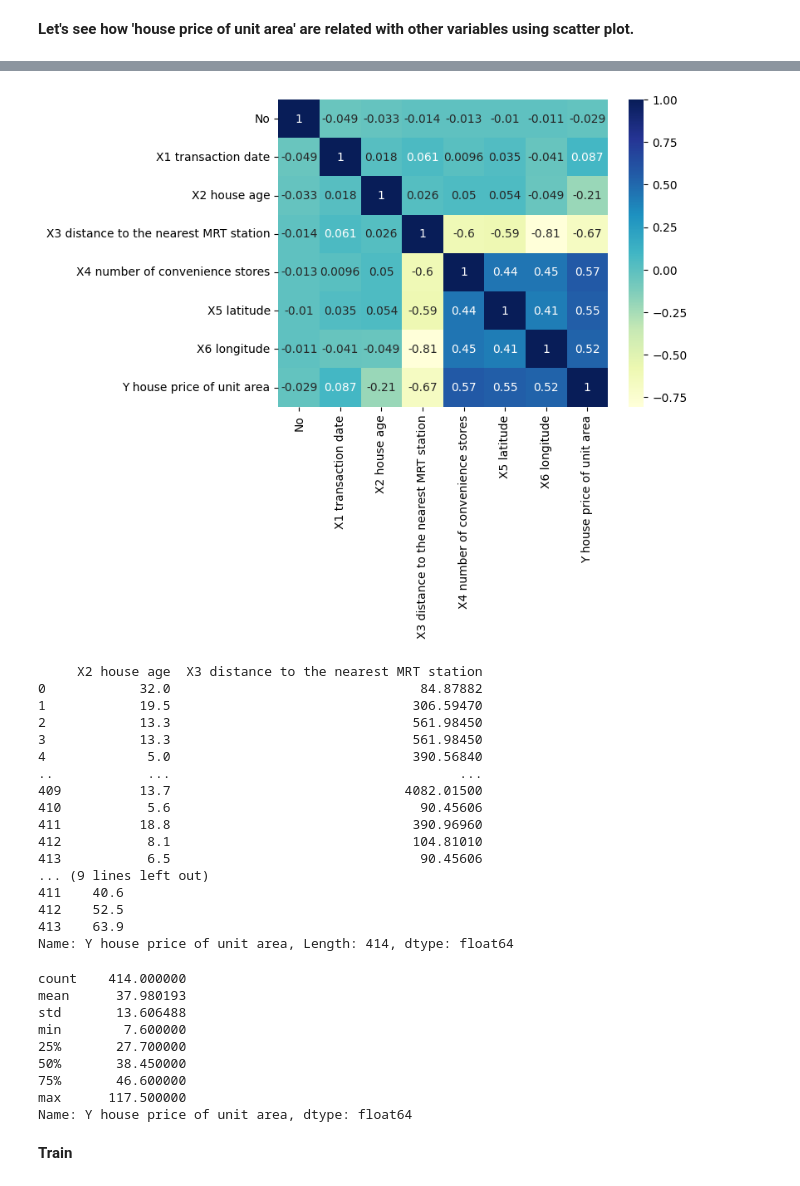
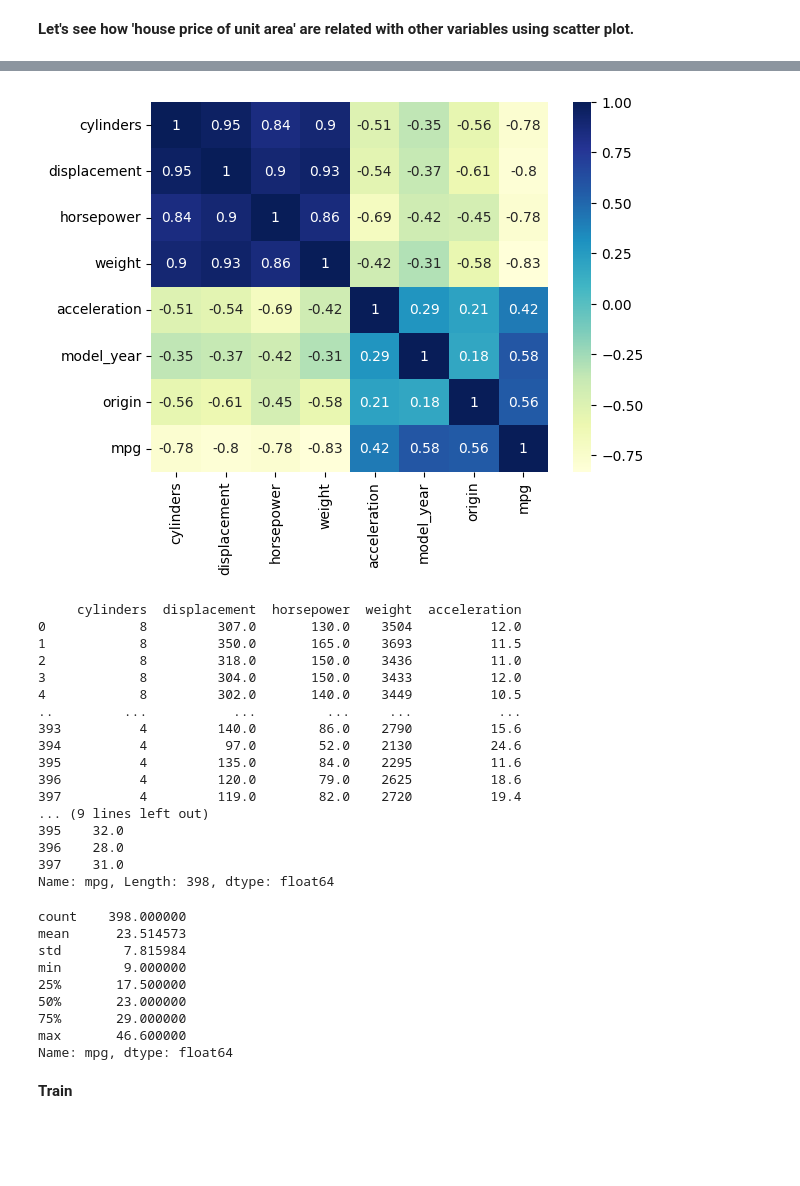
Before and after one commit to Amboyandrey/-LE1_Amboy_NA-, a Jupyter notebook: Amboy_midterm_lab_1.ipynb, the cells around one changed output, grey strips where cells are left out. Cells and saved outputs as stored; diff of their text form; code cells hidden in the pictures; blank space fills up the shorter version.

```diff
--- a/Amboy_midterm_lab_1.ipynb
+++ b/Amboy_midterm_lab_1.ipynb
@@ -49,7 +46,7 @@ import numpy as np
 import matplotlib.pyplot as plt
 import seaborn as sns
 
-real_estate_dataset = pd.read_csv('https://archive.ics.uci.edu/static/public/477/data.csv')
+auto_mpg_dataset = pd.read_csv('https://archive.ics.uci.edu/static/public/9/data.csv')
 
-real_estate_dataset.head(10)
+auto_mpg_dataset.head(10)
 # %% [output]
@@ -82,0 +83,4 @@ dtype: float64
+# %%
+auto_mpg_dataset['horsepower'] = auto_mpg_dataset['horsepower'].interpolate()
+
+print(auto_mpg_dataset.isnull().sum() * 100 / auto_mpg_dataset.shape[0])
@@ -104,11 +122,13 @@ plt.show()
 # %%
-sns.heatmap(real_estate_dataset.corr(), cmap="YlGnBu", annot = True)
+numeric_columns = auto_mpg_dataset.select_dtypes(include='number')
+
+sns.heatmap(numeric_columns.corr(), cmap="YlGnBu", annot=True)
 plt.show()
 # %% [output]
-[figure, old version]
+[figure, new version]
 # %%
-X = real_estate_dataset[['X2 house age', 'X3 distance to the nearest MRT station']]
-y = real_estate_dataset['Y house price of unit area']
+X = auto_mpg_dataset[['cylinders', 'displacement', 'horsepower', 'weight', 'acceleration']]
+y = auto_mpg_dataset['mpg']
 
 print(X, y)
 X.head()
@@ -116,32 +136,32 @@ X.describe()
 y.head()
 y.describe()
 # %% [output]
-     X2 house age  X3 distance to the nearest MRT station
-0            32.0                                84.87882
-1            19.5                               306.59470
-2            13.3                               561.98450
-3            13.3                               561.98450
-4             5.0                               390.56840
-..            ...                                     ...
-409          13.7                              4082.01500
-410           5.6                                90.45606
-411          18.8                               390.96960
-412           8.1                               104.81010
-413           6.5                                90.45606
+     cylinders  displacement  horsepower  weight  acceleration
+0            8         307.0       130.0    3504          12.0
+1            8         350.0       165.0    3693          11.5
+2            8         318.0       150.0    3436          11.0
+3            8         304.0       150.0    3433          12.0
+4            8         302.0       140.0    3449          10.5
+..         ...           ...         ...     ...           ...
+393          4         140.0        86.0    2790          15.6
+394          4          97.0        52.0    2130          24.6
+395          4         135.0        84.0    2295          11.6
+396          4         120.0        79.0    2625          18.6
+397          4         119.0        82.0    2720          19.4
 ... (9 lines left out)
-411    40.6
-412    52.5
-413    63.9
-Name: Y house price of unit area, Length: 414, dtype: float64
+395    32.0
+396    28.0
+397    31.0
+Name: mpg, Length: 398, dtype: float64
-count    414.000000
-mean      37.980193
-std       13.606488
-min        7.600000
-25%       27.700000
-50%       38.450000
-75%       46.600000
-max      117.500000
-Name: Y house price of unit area, dtype: float64
+count    398.000000
+mean      23.514573
+std        7.815984
+min        9.000000
+25%       17.500000
+50%       23.000000
+75%       29.000000
+max       46.600000
+Name: mpg, dtype: float64
 # %% [markdown]
 **Train**
 # %% [markdown]
```
Also changed, not shown: parts of 29 cells of this notebook, 1 other file.
